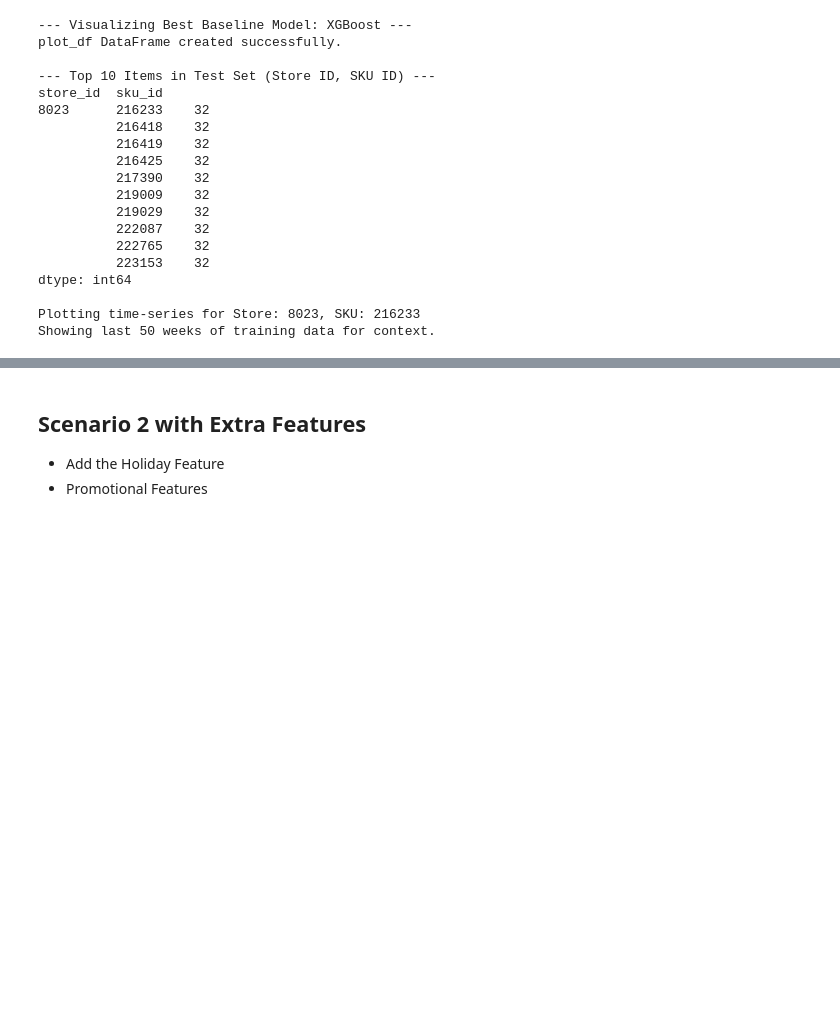
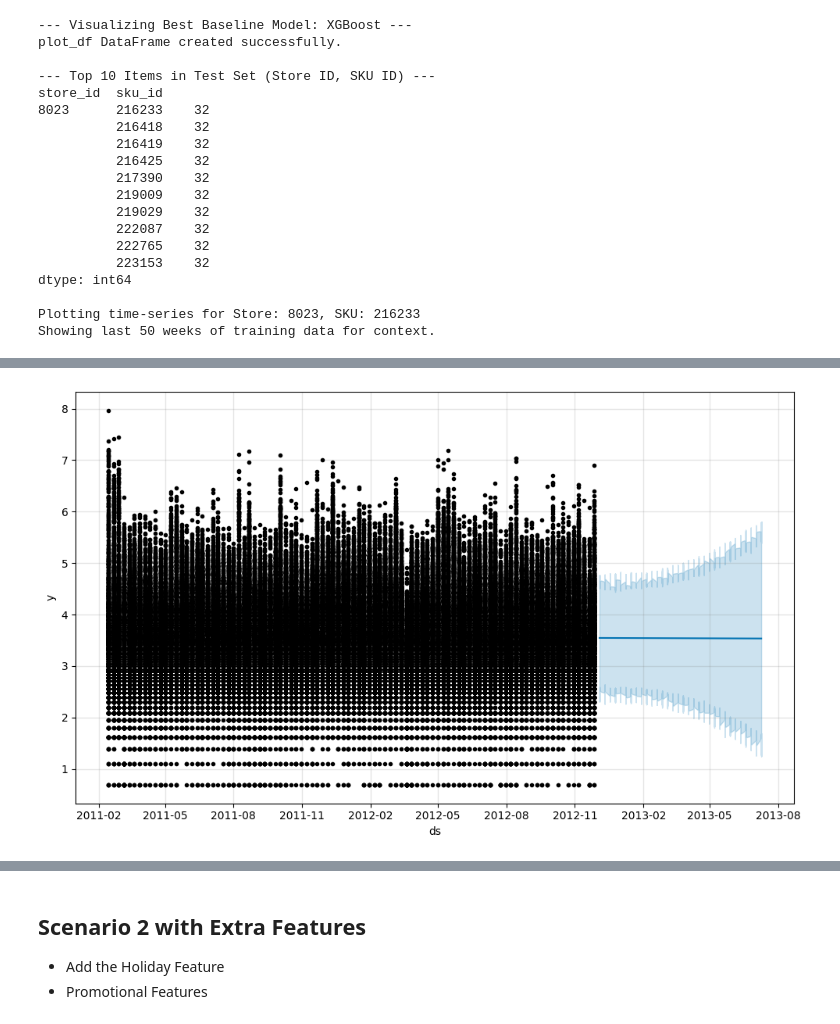
Before and after one commit to ramdular-lab/Demand-Forecasting---braxton-data, a Jupyter notebook: Demand Forecasting.ipynb, the cells around one changed output, grey strips where cells are left out. Saved outputs shown, nothing was run; the diff lists cells and outputs as text; code cells hidden in the pictures; blank space fills up the shorter version.

Commit message:
Prophet Model Implement

```diff
--- a/Demand Forecasting.ipynb
+++ b/Demand Forecasting.ipynb
@@ -627,0 +675,6 @@ else:
+# %%
+# Initialize Prophet model
+prophet_model = Prophet()
+# %%
+# Fit model
+prophet_model.fit(prophet_train)
@@ -627,0 +685,13 @@ else:
+# %%
+# Create future dataframe for test period
+future = pd.DataFrame({'ds': prophet_test['ds']})
+# %%
+# Forecast
+forecast = prophet_model.predict(future)
+# %%
+
+
+# Python
+fig1 = prophet_model.plot(forecast)
+# %% [output]
+[figure, added]
```
Also changed, not shown: parts of 27 cells of this notebook, 7 other files.
